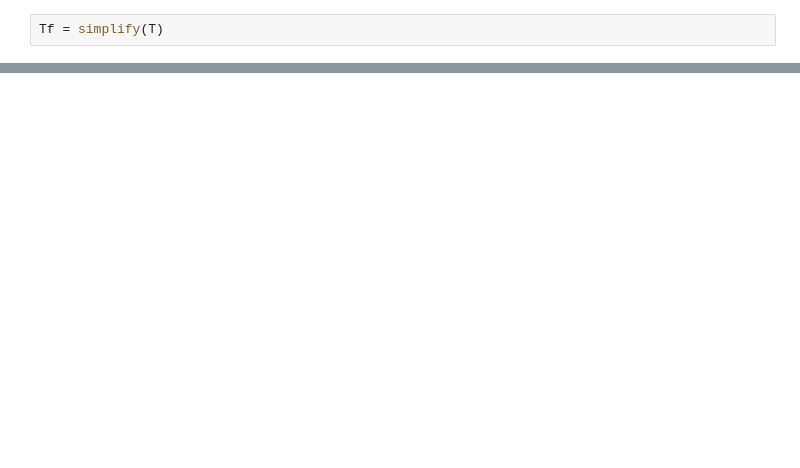
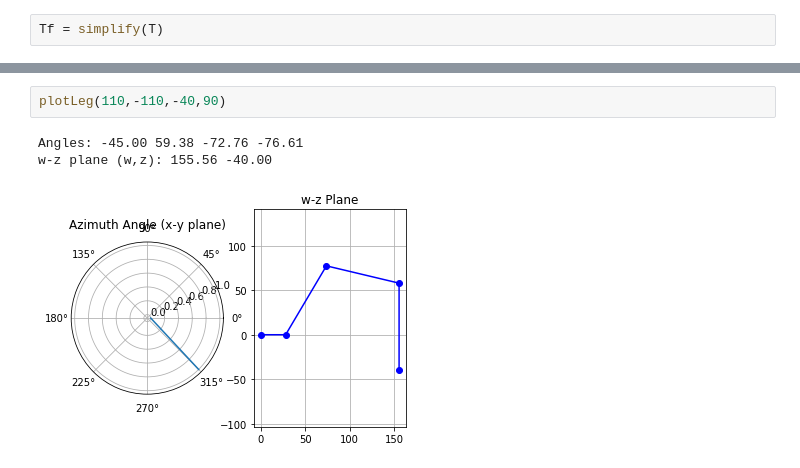
Before and after one commit to MultipedRobotics/multiped, a Jupyter notebook: docs/ax12-version/kinematics.ipynb, the cells around one changed output, grey strips where cells are left out. Saved outputs shown, nothing was run; the diff lists cells and outputs as text; blank space fills up the shorter version.

```diff
--- a/docs/ax12-version/kinematics.ipynb
+++ b/docs/ax12-version/kinematics.ipynb
@@ -218,0 +436,6 @@ forward: (8.411594159543615, 0.0, -52.79782797243361)
+# %%
+plotLeg(110,-110,-40,90)
+# %% [output]
+Angles: -45.00 59.38 -72.76 -76.61
+w-z plane (w,z): 155.56 -40.00
+[figure, added]
```
Also changed, not shown: parts of 35 cells of this notebook, 2 other files.
